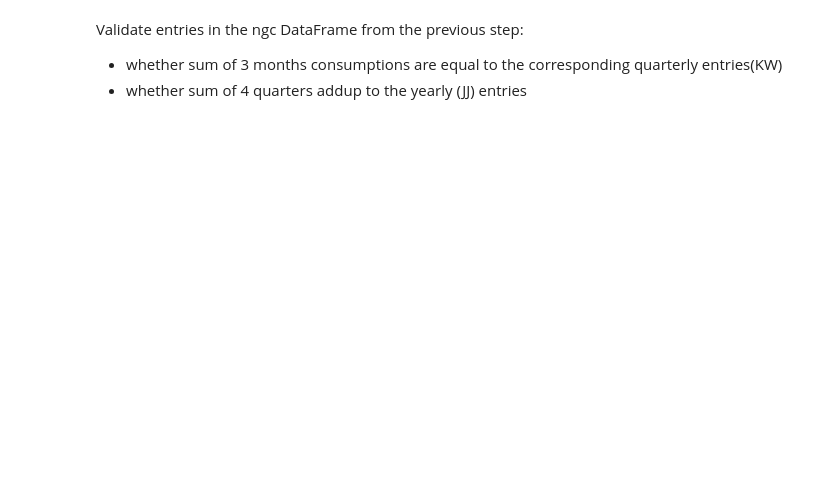
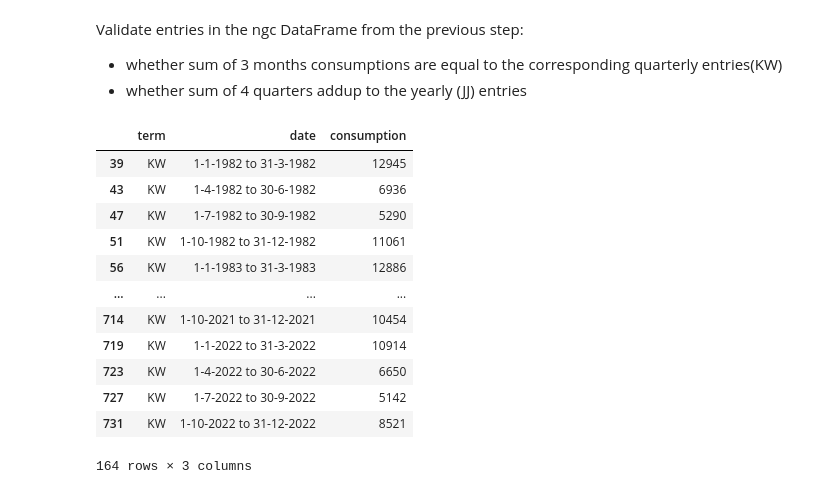
Before and after one commit to LUMC/EfDS, a Jupyter notebook: 07_pd/pd_exercises.ipynb, the cells around one changed output. Drawn from its saved outputs; the diff is of its cells as text; code cells hidden in the pictures; blank space fills up the shorter version.

```diff
--- a/07_pd/pd_exercises.ipynb
+++ b/07_pd/pd_exercises.ipynb
@@ -262,0 +301,18 @@ Validate entries in the ngc DataFrame from the previous step:
+# %%
+# ...
+ngc[(ngc.term=="KW")]
+# pd.to_datetime(("1-12-1995","12-12-1995"),format="%d-%m-%Y")
+# %% [output]
+|  | term | date | consumption |
+| 39 | KW | 1-1-1982 to 31-3-1982 | 12945 |
+| 43 | KW | 1-4-1982 to 30-6-1982 | 6936 |
+| 47 | KW | 1-7-1982 to 30-9-1982 | 5290 |
+| 51 | KW | 1-10-1982 to 31-12-1982 | 11061 |
+| 56 | KW | 1-1-1983 to 31-3-1983 | 12886 |
+| ... | ... | ... | ... |
+| 714 | KW | 1-10-2021 to 31-12-2021 | 10454 |
+| 719 | KW | 1-1-2022 to 31-3-2022 | 10914 |
+| 723 | KW | 1-4-2022 to 30-6-2022 | 6650 |
+| 727 | KW | 1-7-2022 to 30-9-2022 | 5142 |
+| 731 | KW | 1-10-2022 to 31-12-2022 | 8521 |
+164 rows × 3 columns
```
Also changed, not shown: parts of 4 cells of this notebook, 2 other files.
